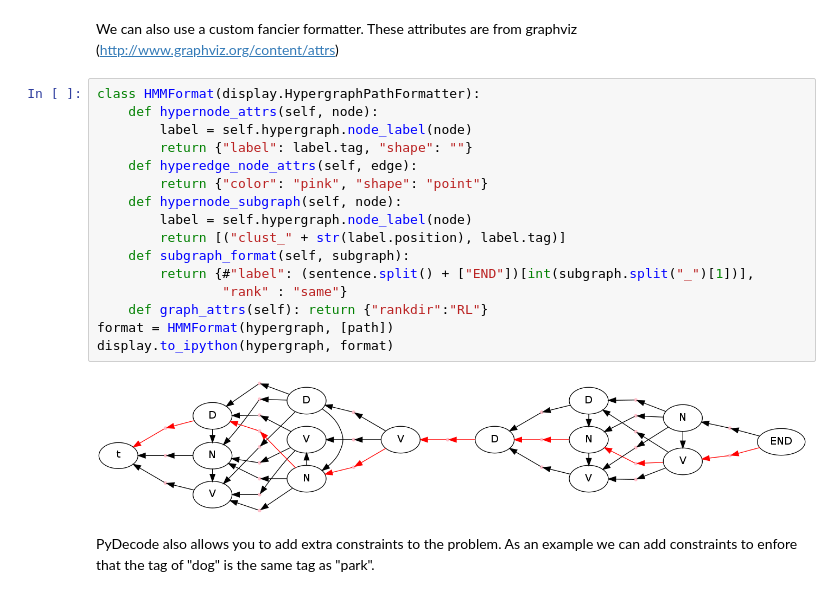
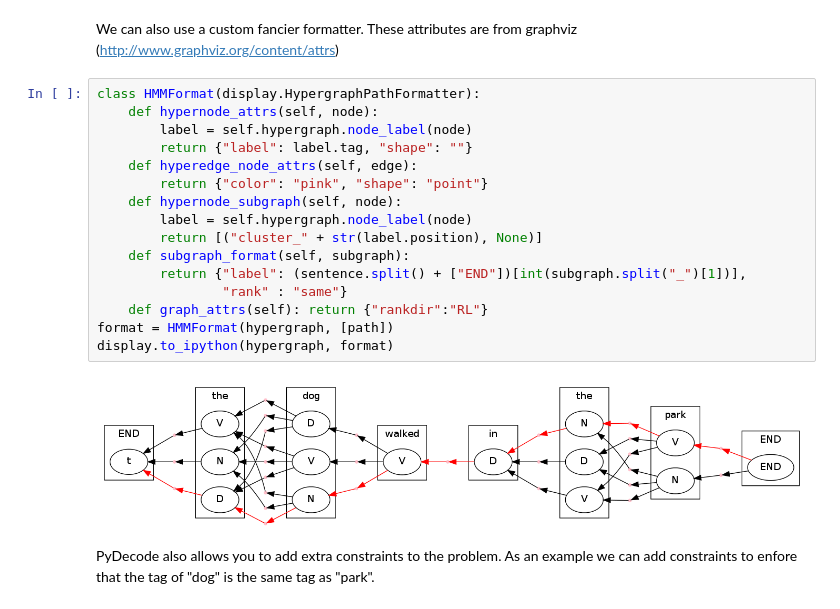
Before and after one commit to srush/PyDecode, a Jupyter notebook: notebooks/hmm.ipynb, the cells around one changed output. Cells and saved outputs as stored; diff of their text form.

```diff
--- a/notebooks/hmm.ipynb
+++ b/notebooks/hmm.ipynb
@@ -82,21 +82,21 @@ We can also use a custom fancier formatter. These attributes are from graphviz (
 # %%
 class HMMFormat(display.HypergraphPathFormatter):
     def hypernode_attrs(self, node):
         label = self.hypergraph.node_label(node)
         return {"label": label.tag, "shape": ""}
     def hyperedge_node_attrs(self, edge):
         return {"color": "pink", "shape": "point"}
     def hypernode_subgraph(self, node):
         label = self.hypergraph.node_label(node)
-        return [("clust_" + str(label.position), label.tag)]
+        return [("cluster_" + str(label.position), None)]
     def subgraph_format(self, subgraph):
-        return {#"label": (sentence.split() + ["END"])[int(subgraph.split("_")[1])],
+        return {"label": (sentence.split() + ["END"])[int(subgraph.split("_")[1])],
                 "rank" : "same"}
     def graph_attrs(self): return {"rankdir":"RL"}
 format = HMMFormat(hypergraph, [path])
 display.to_ipython(hypergraph, format)
 # %% [output]
-[figure, old version]
+[figure, new version]
 # %% [markdown]
 PyDecode also allows you to add extra constraints to the problem. As an example we can add constraints to enfore that the tag of "dog" is the same tag as "park".
 # %%
```
Also changed, not shown: parts of 5 cells of this notebook, 17 other files.
